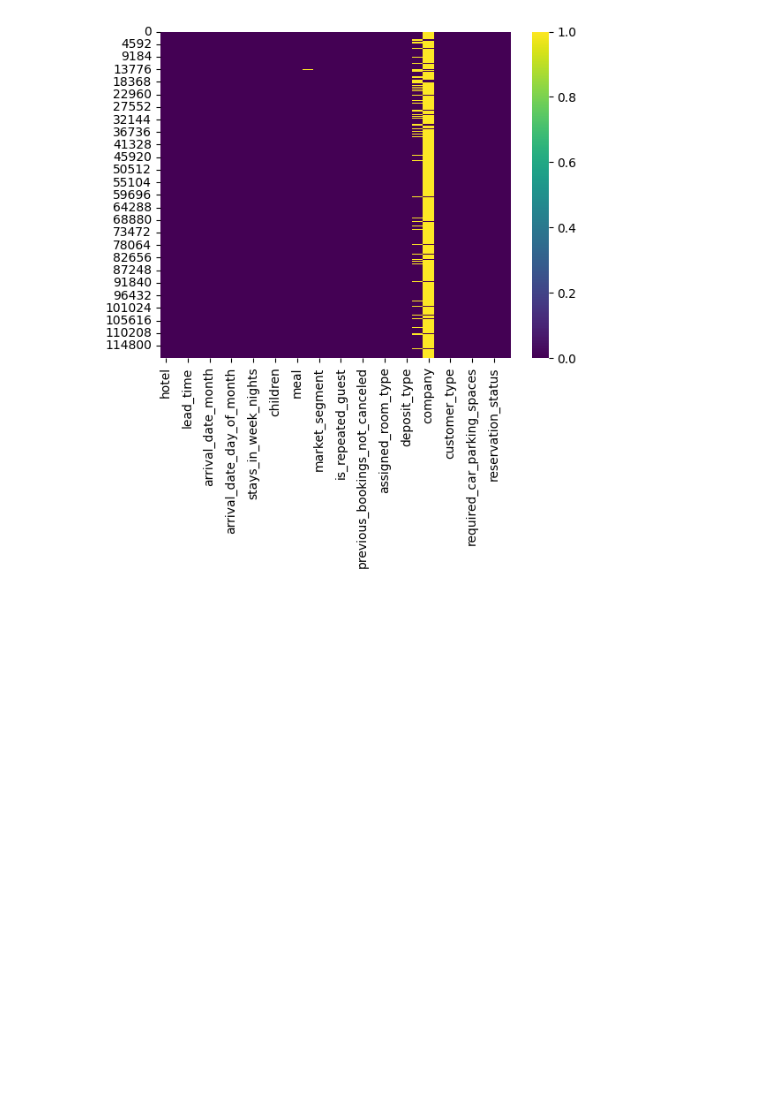
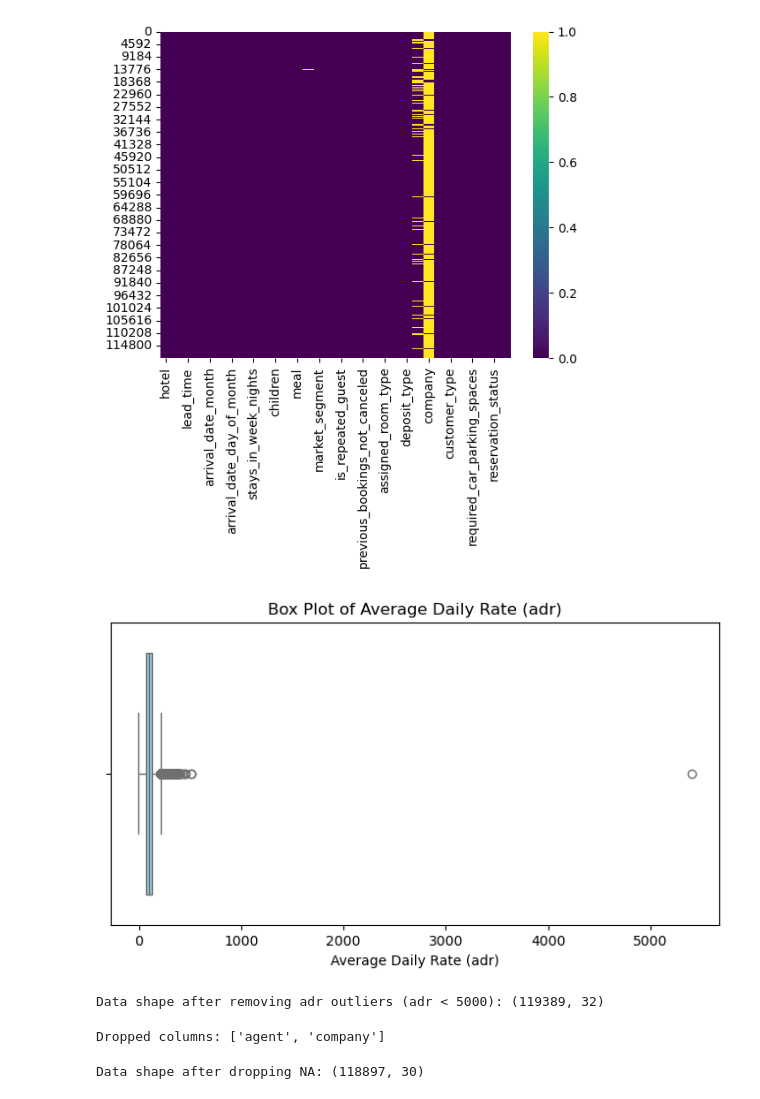
Before and after one commit to Yeahyea187/Python_Final_Project, a Jupyter notebook: final_project.ipynb, the cells around one changed output. Saved outputs shown, nothing was run; the diff lists cells and outputs as text; code cells hidden in the pictures; blank space fills up the shorter version.

```diff
--- a/final_project.ipynb
+++ b/final_project.ipynb
@@ -82,3 +80,29 @@ sns.heatmap(df.isnull(),cmap = 'viridis')
 # %% [output]
 <Axes: >
 [figure]
+# %%
+# Outlier detection for 'adr' (Average Daily Rate)
+plt.figure(figsize=(8, 4))
+sns.boxplot(x=df['adr'], color='skyblue')
+plt.title('Box Plot of Average Daily Rate (adr)')
+plt.xlabel('Average Daily Rate (adr)')
+plt.show()
+# %% [output]
+[figure, added]
+# %%
+outlier_threshold = 5000
+df = df[df['adr'] < outlier_threshold]
+print(f"Data shape after removing adr outliers (adr < {outlier_threshold}): {df.shape}")
+# %% [output]
+Data shape after removing adr outliers (adr < 5000): (119389, 32)
+# %%
+cols_to_drop = ['agent', 'company']
+df.drop(cols_to_drop, axis=1, inplace=True)
+print(f"Dropped columns: {cols_to_drop}")
+# %% [output]
+Dropped columns: ['agent', 'company']
+# %%
+df.dropna(inplace=True)
+print(f"Data shape after dropping NA: {df.shape}")
+# %% [output]
+Data shape after dropping NA: (118897, 30)
```
Also changed, not shown: parts of 13 cells of this notebook.
